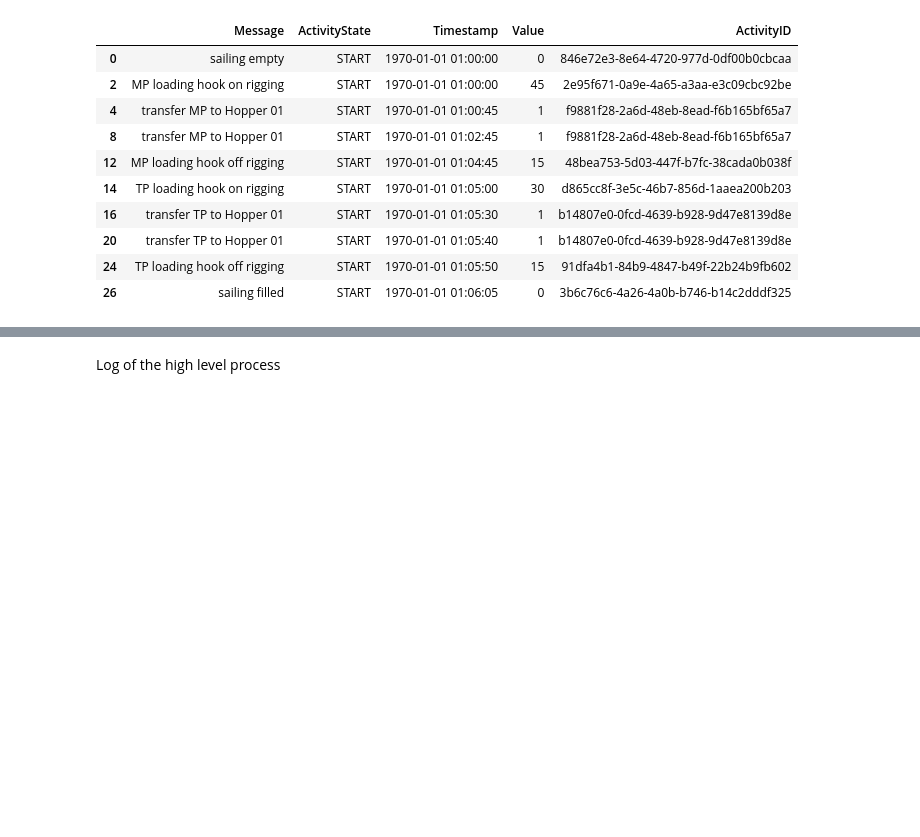
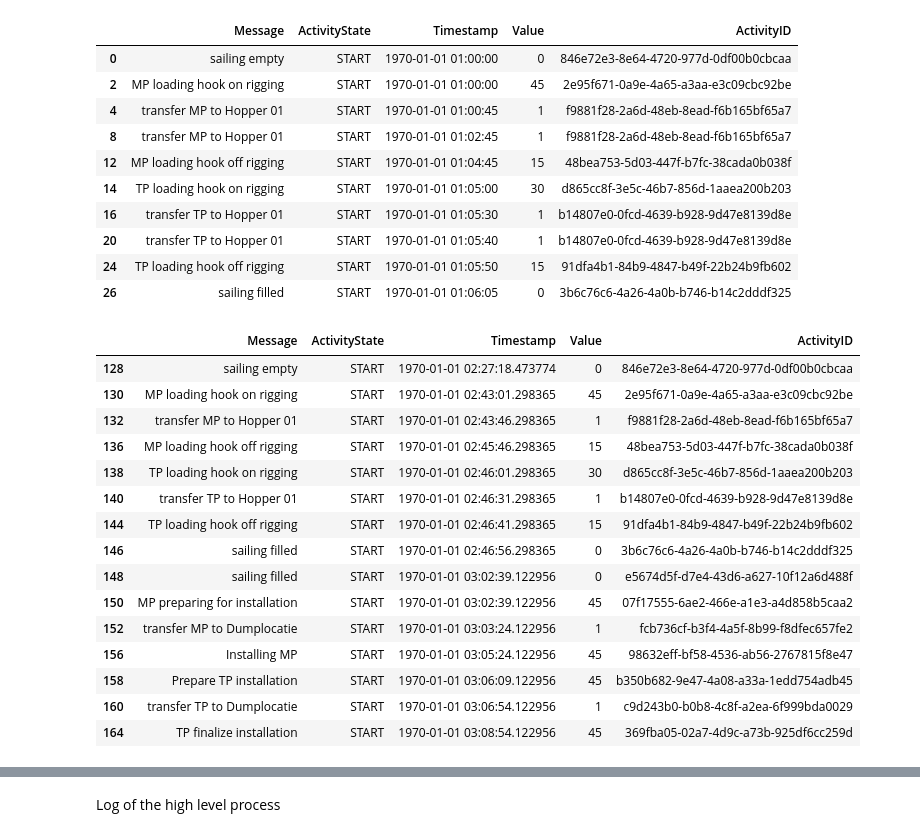
Before and after one commit to TUDelft-CITG/OpenCLSim, a Jupyter notebook: openclsim/notebooks/12_Subcycle_example.ipynb, the cells around one changed output, grey strips where cells are left out. Cells and saved outputs as stored; diff of their text form; code cells hidden in the pictures; blank space fills up the shorter version.

```diff
--- a/openclsim/notebooks/12_Subcycle_example.ipynb
+++ b/openclsim/notebooks/12_Subcycle_example.ipynb
@@ -488,3 +488,23 @@ data.iloc[:10]
 | 20 | transfer TP to Hopper 01 | START | 1970-01-01 01:05:40 | 1 | b14807e0-0fcd-4639-b928-9d47e8139d8e |
 | 24 | TP loading hook off rigging | START | 1970-01-01 01:05:50 | 15 | 91dfa4b1-84b9-4847-b49f-22b24b9fb602 |
 | 26 | sailing filled | START | 1970-01-01 01:06:05 | 0 | 3b6c76c6-4a26-4a0b-b746-b14c2dddf325 |
+# %%
+# Loading third run
+data.iloc[48:]
+# %% [output]
+|  | Message | ActivityState | Timestamp | Value | ActivityID |
+| 128 | sailing empty | START | 1970-01-01 02:27:18.473774 | 0 | 846e72e3-8e64-4720-977d-0df00b0cbcaa |
+| 130 | MP loading hook on rigging | START | 1970-01-01 02:43:01.298365 | 45 | 2e95f671-0a9e-4a65-a3aa-e3c09cbc92be |
+| 132 | transfer MP to Hopper 01 | START | 1970-01-01 02:43:46.298365 | 1 | f9881f28-2a6d-48eb-8ead-f6b165bf65a7 |
+| 136 | MP loading hook off rigging | START | 1970-01-01 02:45:46.298365 | 15 | 48bea753-5d03-447f-b7fc-38cada0b038f |
+| 138 | TP loading hook on rigging | START | 1970-01-01 02:46:01.298365 | 30 | d865cc8f-3e5c-46b7-856d-1aaea200b203 |
+| 140 | transfer TP to Hopper 01 | START | 1970-01-01 02:46:31.298365 | 1 | b14807e0-0fcd-4639-b928-9d47e8139d8e |
+| 144 | TP loading hook off rigging | START | 1970-01-01 02:46:41.298365 | 15 | 91dfa4b1-84b9-4847-b49f-22b24b9fb602 |
+| 146 | sailing filled | START | 1970-01-01 02:46:56.298365 | 0 | 3b6c76c6-4a26-4a0b-b746-b14c2dddf325 |
+| 148 | sailing filled | START | 1970-01-01 03:02:39.122956 | 0 | e5674d5f-d7e4-43d6-a627-10f12a6d488f |
+| 150 | MP preparing for installation | START | 1970-01-01 03:02:39.122956 | 45 | 07f17555-6ae2-466e-a1e3-a4d858b5caa2 |
+| 152 | transfer MP to Dumplocatie | START | 1970-01-01 03:03:24.122956 | 1 | fcb736cf-b3f4-4a5f-8b99-f8dfec657fe2 |
+| 156 | Installing MP | START | 1970-01-01 03:05:24.122956 | 45 | 98632eff-bf58-4536-ab56-2767815f8e47 |
+| 158 | Prepare TP installation | START | 1970-01-01 03:06:09.122956 | 45 | b350b682-9e47-4a08-a33a-1edd754adb45 |
+| 160 | transfer TP to Dumplocatie | START | 1970-01-01 03:06:54.122956 | 1 | c9d243b0-b0b8-4c8f-a2ea-6f999bda0029 |
+| 164 | TP finalize installation | START | 1970-01-01 03:08:54.122956 | 45 | 369fba05-02a7-4d9c-a73b-925df6cc259d |
```
Also changed, not shown: parts of 2 cells of this notebook, 4 other files.
